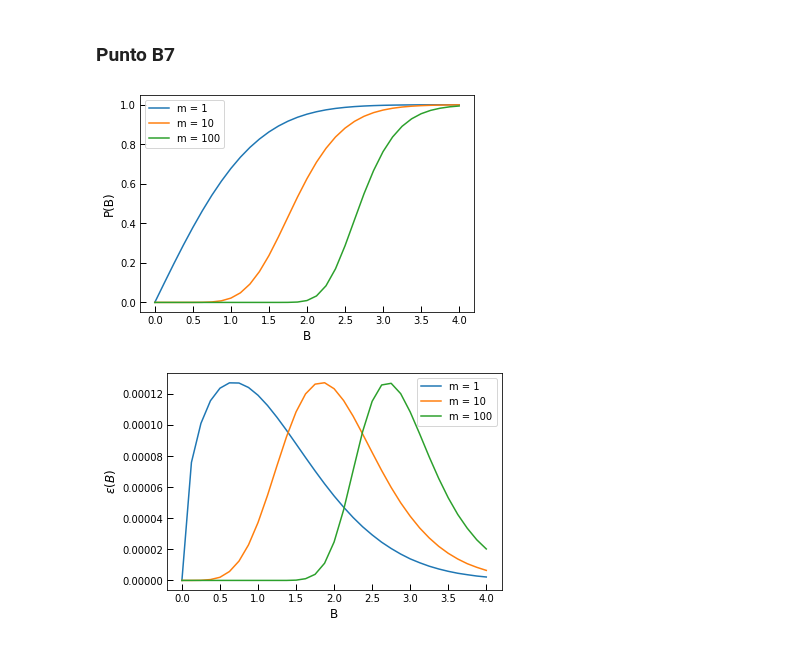
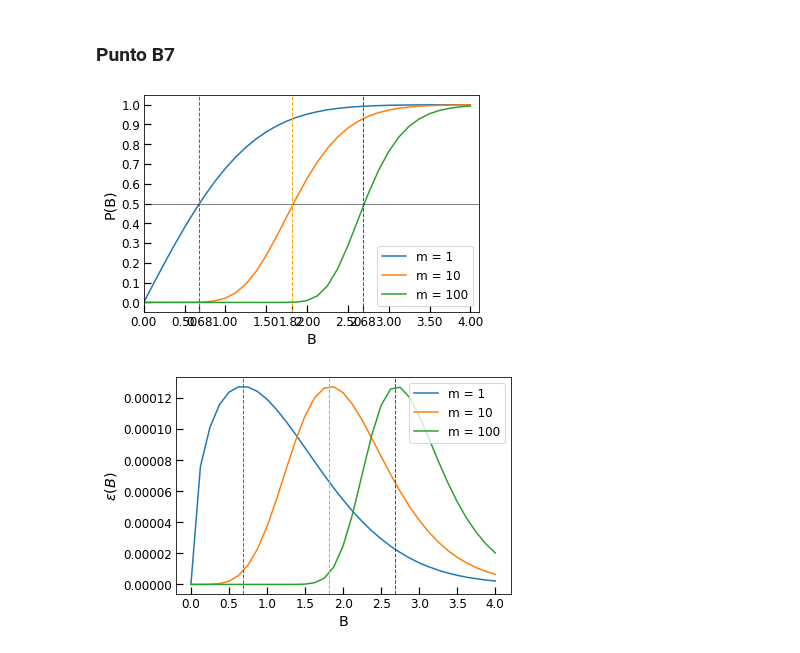
Before and after one commit to magmar1968/assignment_cuda, a Jupyter notebook: py_analisis/punti_B_analysis.ipynb, the cells around one changed output. Cells and saved outputs as stored; diff of their text form; code cells hidden in the pictures.

```diff
--- a/py_analisis/punti_B_analysis.ipynb
+++ b/py_analisis/punti_B_analysis.ipynb
@@ -243,35 +270,46 @@ plt.show()
 data_m1   = np.genfromtxt(pathoutfile + "outfile_B7_m1.txt",   delimiter = ',', comments='#')
 data_m10  = np.genfromtxt(pathoutfile + "outfile_B7_m10.txt",  delimiter = ',', comments='#')
 data_m100 = np.genfromtxt(pathoutfile + "outfile_B7_m100.txt", delimiter = ',', comments='#')
 
 
+intersez = [0.68,1.82,2.68]
+
 plt.plot(data_m1[:,0],data_m1[:,1], label = "m = 1")
 plt.plot(data_m10[:,0],data_m10[:,1], label = "m = 10")
 plt.plot(data_m100[:,0],data_m100[:,1], label = "m = 100")
+plt.axhline(0.5,color = "black", linewidth=0.5)
+plt.axvline(0.68,linestyle="dashed", linewidth=1)
+plt.axvline(1.82,linestyle="dashed", color='orange', linewidth=1)
+plt.axvline(2.68,linestyle="dashed", color='g', linewidth=1)
 
-scale = 1
+scale = 1.2
+
 plt.ylabel(r"P(B)",size=12*scale)
 plt.xlabel(r"B",size=12*scale)
 plt.xticks(size = 10*scale)
-plt.yticks(size = 10*scale)
+plt.xlim(0,4.1)
+plt.yticks(np.arange(0, 1.1, 0.1),size = 10*scale)
 plt.tick_params(axis="both", direction='in', length=6*scale,width=1*scale)
 plt.legend( prop={'size': 10*scale})
 
 plt.show()
 
 plt.plot(data_m1[:,0],data_m1[:,2], label = "m = 1")
 plt.plot(data_m10[:,0],data_m10[:,2], label = "m = 10")
 plt.plot(data_m100[:,0],data_m100[:,2], label = "m = 100")
+plt.axvline(0.68,linestyle="dashed", linewidth=1)
+plt.axvline(1.82,linestyle="dashed", color='orange', linewidth=1)
+plt.axvline(2.68,linestyle="dashed", color='g', linewidth=1)
 
-scale = 1
+scale = 1.2
 plt.ylabel(r"$\epsilon(B)$",size=12*scale)
 plt.xlabel(r"B",size=12*scale)
 plt.xticks(size = 10*scale)
 plt.yticks(size = 10*scale)
 plt.tick_params(axis="both", direction='in', length=6*scale,width=1*scale)
 plt.legend( prop={'size': 10*scale})
 
 plt.show()
 # %% [output]
-[figure, old version]
+[figure, new version]
-[figure, old version]
+[figure, new version]
```
Also changed, not shown: parts of 1 cell of this notebook.
